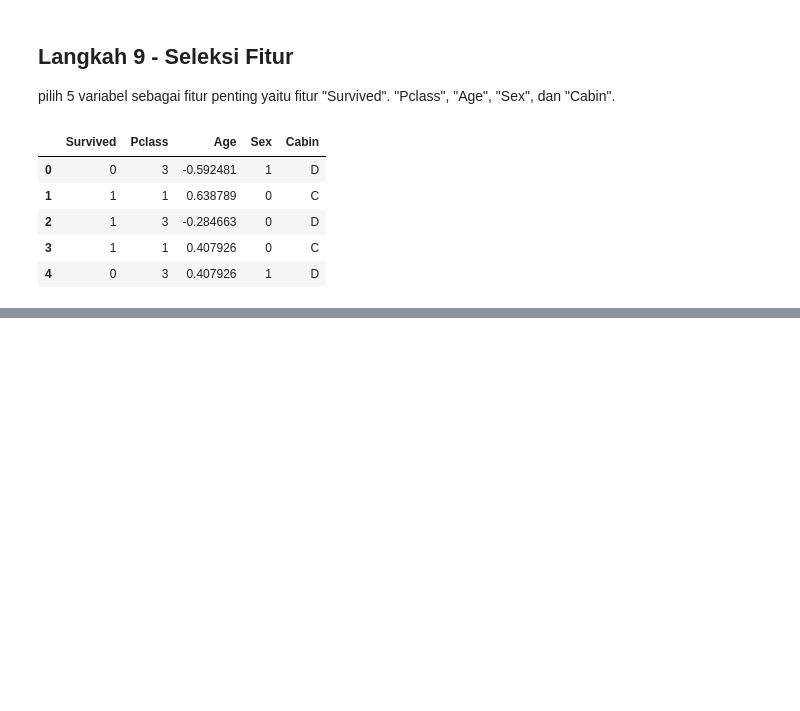
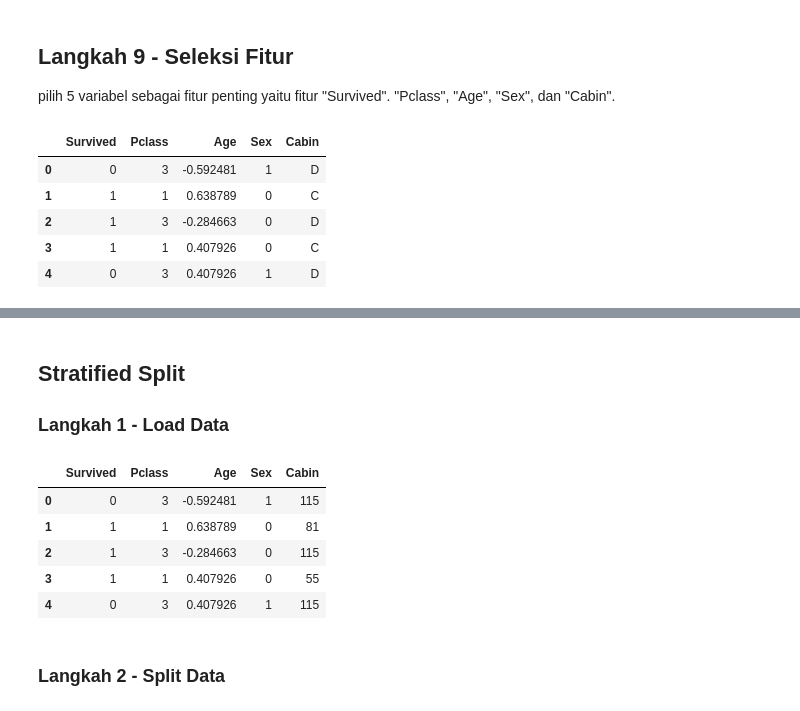
Before and after one commit to Erilocshada/erilocshada-machine-learning-course, a Jupyter notebook: 17_244107020064_week3.ipynb, the cells around one changed output, grey strips where cells are left out. Saved outputs shown, nothing was run; the diff lists cells and outputs as text; code cells hidden in the pictures; blank space fills up the shorter version.

```diff
--- a/17_244107020064_week3.ipynb
+++ b/17_244107020064_week3.ipynb
@@ -367,0 +428,18 @@ df.head()
+# %% [markdown]
+## **Stratified Split**
+
+### **Langkah 1 - Load Data**
+# %%
+import pandas as pd
+
+df2 = pd.read_csv('Titanic-Dataset-selected.csv')
+df2.head()
+# %% [output]
+|  | Survived | Pclass | Age | Sex | Cabin |
+| 0 | 0 | 3 | -0.592481 | 1 | 115 |
+| 1 | 1 | 1 | 0.638789 | 0 | 81 |
+| 2 | 1 | 3 | -0.284663 | 0 | 115 |
+| 3 | 1 | 1 | 0.407926 | 0 | 55 |
+| 4 | 0 | 3 | 0.407926 | 1 | 115 |
+# %% [markdown]
+### **Langkah 2 - Split Data**
```
Also changed, not shown: parts of 14 cells of this notebook.
